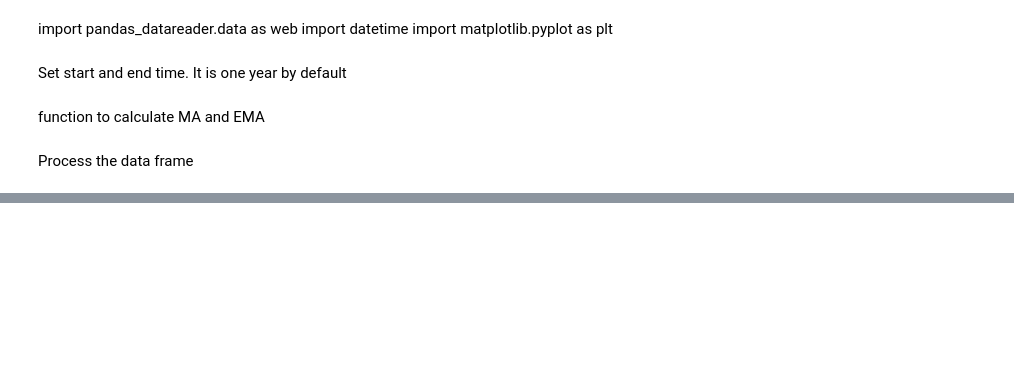
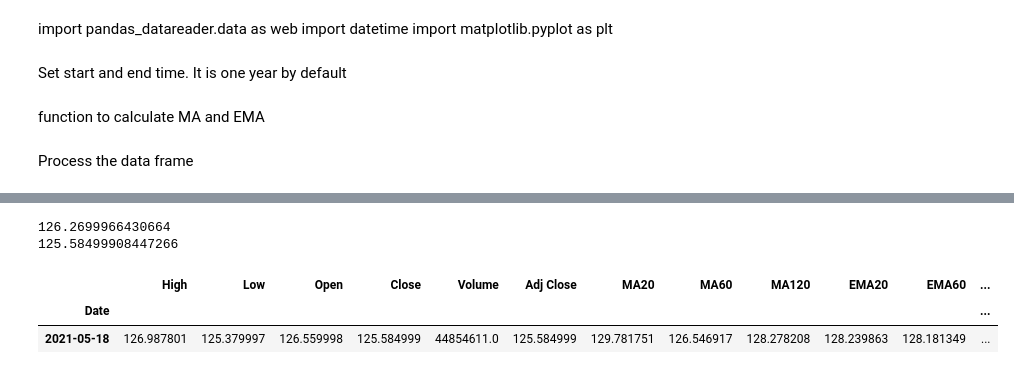
Before and after one commit to YuyuLin1003/stock_analysis, a Jupyter notebook: stock.ipynb, the cells around one changed output, grey strips where cells are left out. Drawn from its saved outputs; the diff is of its cells as text; code cells hidden in the pictures; blank space fills up the shorter version.

```diff
--- a/stock.ipynb
+++ b/stock.ipynb
@@ -49,0 +54,4 @@ plotMAData(google)
+# %%
+
+apple = web.DataReader('AAPL', 'yahoo', start, end)
+addMAData(apple)
@@ -49,0 +105,16 @@ plotMAData(google)
+# %%
+for index, row in apple.tail(2).iterrows():
+    print(row['Close'])
+# %% [output]
+126.2699966430664
+125.58499908447266
+# %%
+
+
+caculateMAScore(apple)
+addMAScore(apple)
+apple.tail(1)
+# %% [output]
+|  | High | Low | Open | Close | Volume | Adj Close | MA20 | MA60 | MA120 | EMA20 | EMA60 | ... |
+| Date |  |  |  |  |  |  |  |  |  |  |  | ... |
+| 2021-05-18 | 126.987801 | 125.379997 | 126.559998 | 125.584999 | 44854611.0 | 125.584999 | 129.781751 | 126.546917 | 128.278208 | 128.239863 | 128.181349 | ... |
```
Also changed, not shown: parts of 4 cells of this notebook.
